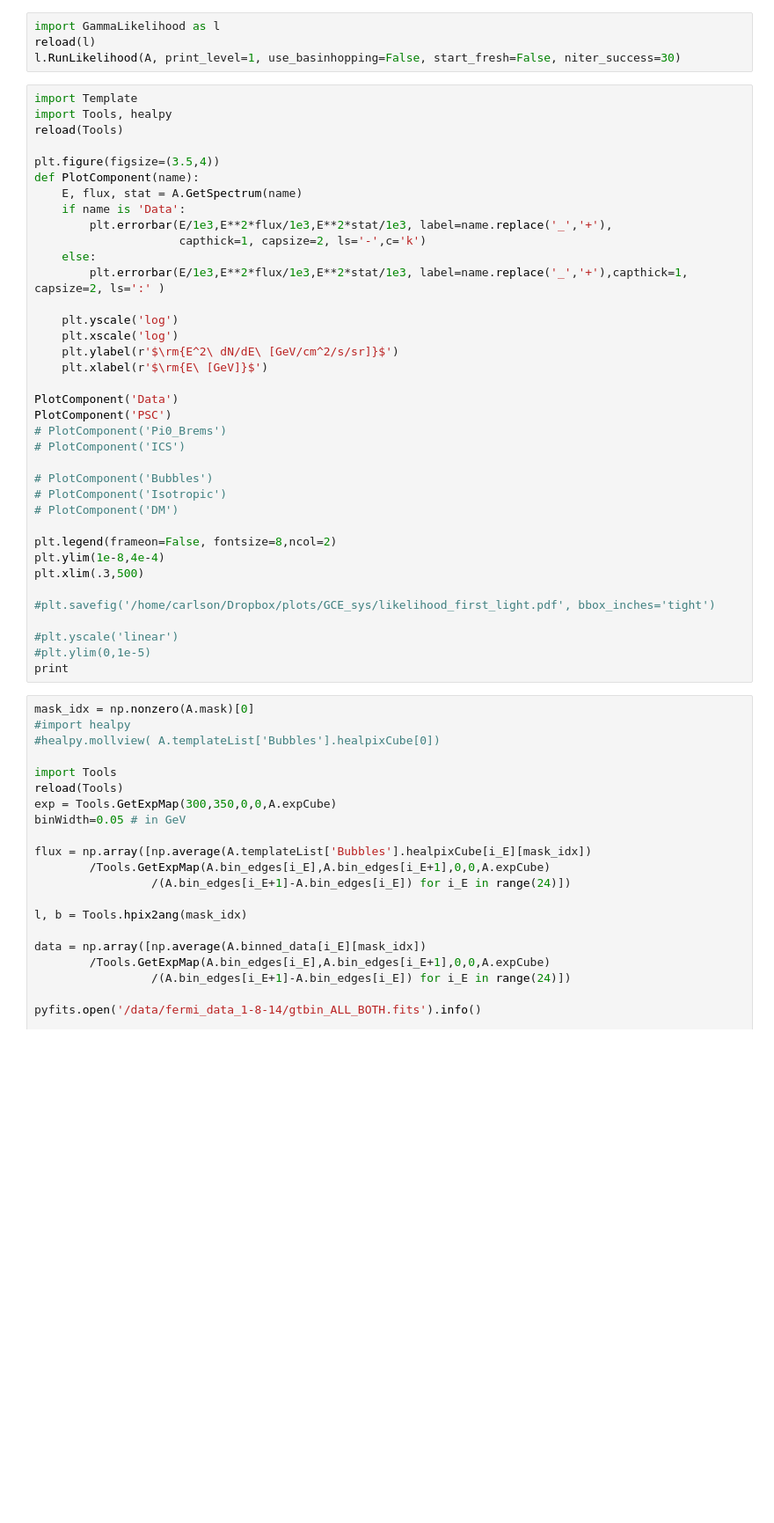
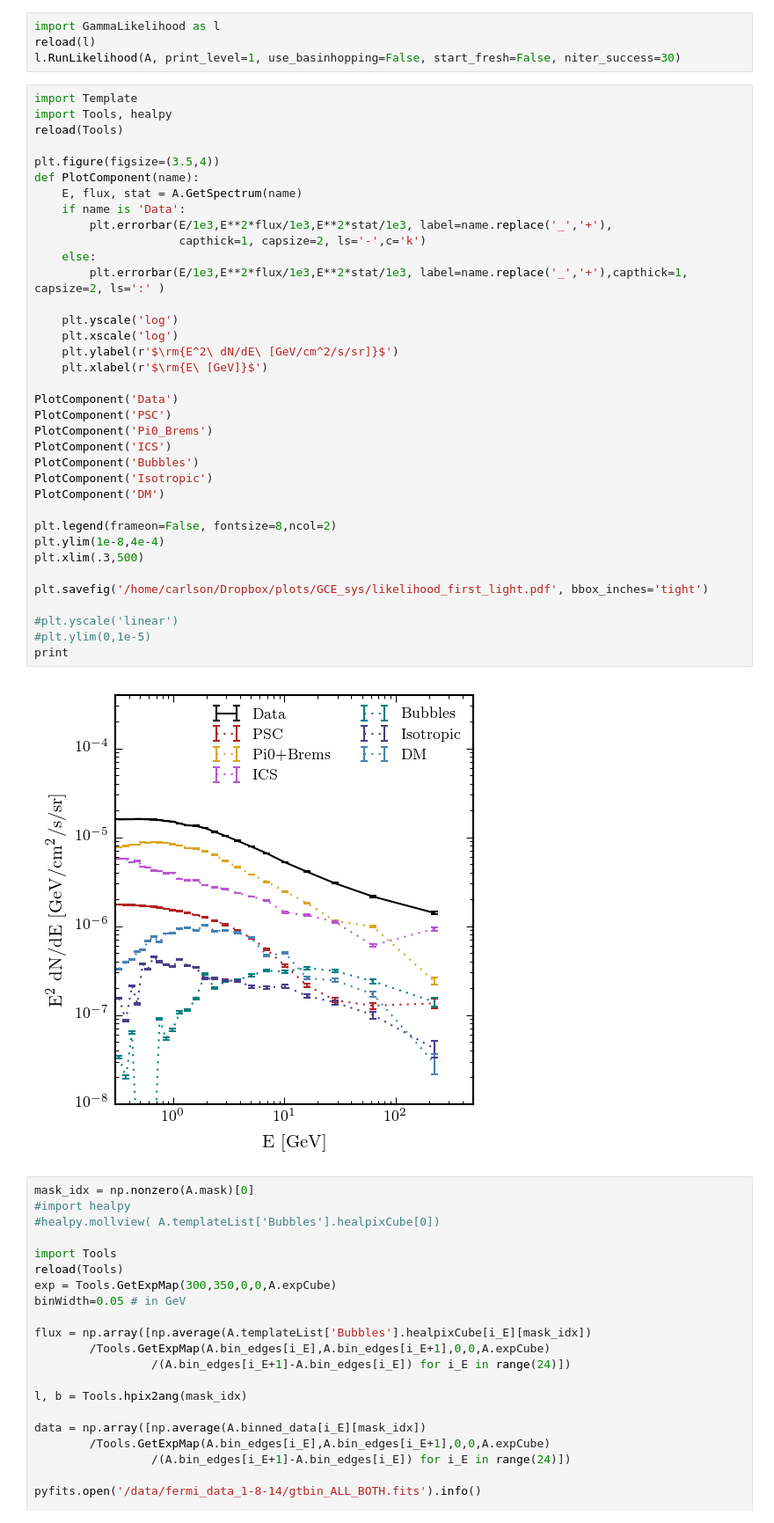
Before and after one commit to erccarls/GammaLike_dev, a Jupyter notebook: Test Analysis.ipynb, the cells around one changed output. Shown at 88% size. Cells and saved outputs as stored; diff of their text form; blank space fills up the shorter version.

```diff
--- a/Test Analysis.ipynb
+++ b/Test Analysis.ipynb
@@ -43,40 +90,41 @@ l.RunLikelihood(A, print_level=1, use_basinhopping=False, start_fresh=False, nit
 # %%
 import Template
 import Tools, healpy
 reload(Tools)
 
 plt.figure(figsize=(3.5,4))
 def PlotComponent(name):
     E, flux, stat = A.GetSpectrum(name)
     if name is 'Data':
         plt.errorbar(E/1e3,E**2*flux/1e3,E**2*stat/1e3, label=name.replace('_','+'),
                      capthick=1, capsize=2, ls='-',c='k')
     else:
         plt.errorbar(E/1e3,E**2*flux/1e3,E**2*stat/1e3, label=name.replace('_','+'),capthick=1, capsize=2, ls=':' )
 
     plt.yscale('log')
     plt.xscale('log')
     plt.ylabel(r'$\rm{E^2\ dN/dE\ [GeV/cm^2/s/sr]}$')
     plt.xlabel(r'$\rm{E\ [GeV]}$')
 
 PlotComponent('Data')
 PlotComponent('PSC')
-# PlotComponent('Pi0_Brems')
-# PlotComponent('ICS')
-
-# PlotComponent('Bubbles')
-# PlotComponent('Isotropic')
-# PlotComponent('DM')
+PlotComponent('Pi0_Brems')
+PlotComponent('ICS')
+PlotComponent('Bubbles')
+PlotComponent('Isotropic')
+PlotComponent('DM')
 
 plt.legend(frameon=False, fontsize=8,ncol=2)
 plt.ylim(1e-8,4e-4)
 plt.xlim(.3,500)
 
-#plt.savefig('/home/carlson/Dropbox/plots/GCE_sys/likelihood_first_light.pdf', bbox_inches='tight')
+plt.savefig('/home/carlson/Dropbox/plots/GCE_sys/likelihood_first_light.pdf', bbox_inches='tight')
 
 #plt.yscale('linear')
 #plt.ylim(0,1e-5)
 print
+# %% [output]
+[figure, added]
 # %%
 mask_idx = np.nonzero(A.mask)[0]
 #import healpy
```
Also changed, not shown: parts of 2 cells of this notebook, 2 other files.
